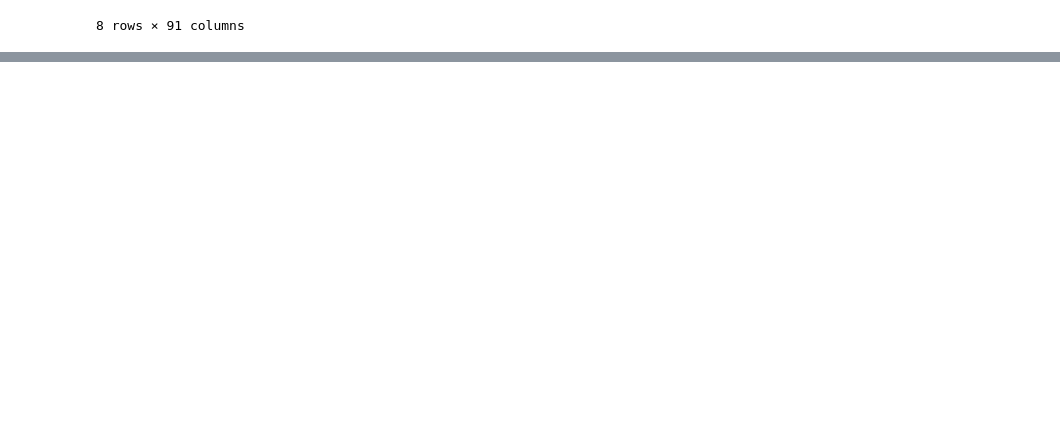
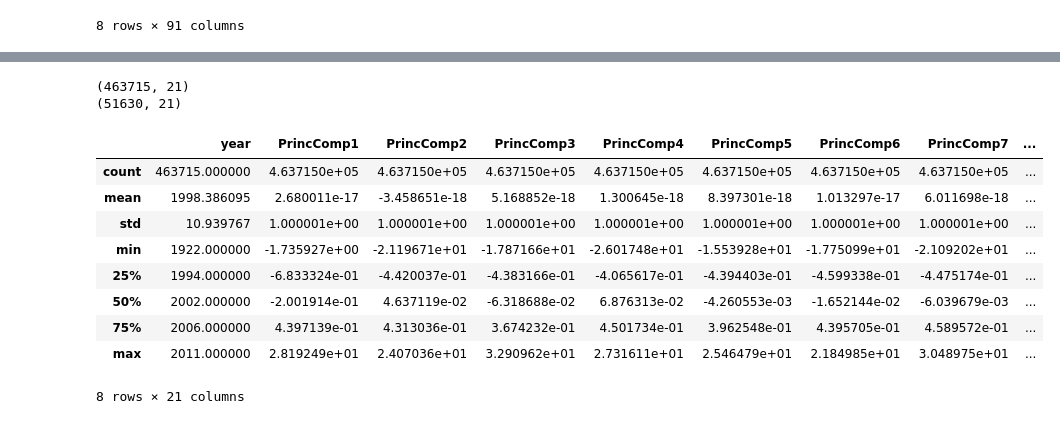
Before and after one commit to acharruey/YearPredictionMSD-Machine-Learning, a Jupyter notebook: FinalProject.ipynb, the cells around one changed output, grey strips where cells are left out. Saved outputs shown, nothing was run; the diff lists cells and outputs as text; code cells hidden in the pictures; blank space fills up the shorter version.

```diff
--- a/FinalProject.ipynb
+++ b/FinalProject.ipynb
@@ -37,0 +96,18 @@ df.describe()
+# %%
+# Separate target and features
+X = df.iloc[:,1:].values
+y = df.iloc[:,0].values
+
+pca = decomposition.PCA(n_components=20).fit(X)
+X_pca = pca.transform(X)
+print('X.shape : ', X.shape, '\nX_pca.shape : ', X_pca.shape)
+
+cols = ['year']
+for m in range(1, X_pca.shape[1]+1):
+    cols.append("PrincComp{}".format(m))
+
+# We re concatenate X_pca and y
+df_pca = pd.DataFrame(np.append(y.reshape(y.shape[0],1), X_pca, axis=1), columns=cols)
+#df_pca["Decade"] = df_pca["Decade"].astype(int)
+print('df_pca.shape : ', df_pca.shape)
+df_pca.head()
@@ -37,0 +135,21 @@ df.describe()
+# %%
+df_train=df_pca.iloc[:463715,:]
+print(df_train.shape)
+df_test=df_pca.iloc[463715:,:]
+print(df_test.shape)
+# %% [output]
+(463715, 21)
+(51630, 21)
+# %%
+df_train.describe()
+# %% [output]
+|  | year | PrincComp1 | PrincComp2 | PrincComp3 | PrincComp4 | PrincComp5 | PrincComp6 | PrincComp7 | ... |
+| count | 463715.000000 | 4.637150e+05 | 4.637150e+05 | 4.637150e+05 | 4.637150e+05 | 4.637150e+05 | 4.637150e+05 | 4.637150e+05 | ... |
+| mean | 1998.386095 | 2.680011e-17 | -3.458651e-18 | 5.168852e-18 | 1.300645e-18 | 8.397301e-18 | 1.013297e-17 | 6.011698e-18 | ... |
+| std | 10.939767 | 1.000001e+00 | 1.000001e+00 | 1.000001e+00 | 1.000001e+00 | 1.000001e+00 | 1.000001e+00 | 1.000001e+00 | ... |
+| min | 1922.000000 | -1.735927e+00 | -2.119671e+01 | -1.787166e+01 | -2.601748e+01 | -1.553928e+01 | -1.775099e+01 | -2.109202e+01 | ... |
+| 25% | 1994.000000 | -6.833324e-01 | -4.420037e-01 | -4.383166e-01 | -4.065617e-01 | -4.394403e-01 | -4.599338e-01 | -4.475174e-01 | ... |
+| 50% | 2002.000000 | -2.001914e-01 | 4.637119e-02 | -6.318688e-02 | 6.876313e-02 | -4.260553e-03 | -1.652144e-02 | -6.039679e-03 | ... |
+| 75% | 2006.000000 | 4.397139e-01 | 4.313036e-01 | 3.674232e-01 | 4.501734e-01 | 3.962548e-01 | 4.395705e-01 | 4.589572e-01 | ... |
+| max | 2011.000000 | 2.819249e+01 | 2.407036e+01 | 3.290962e+01 | 2.731611e+01 | 2.546479e+01 | 2.184985e+01 | 3.048975e+01 | ... |
+8 rows × 21 columns
```
Also changed, not shown: parts of 23 cells of this notebook.
